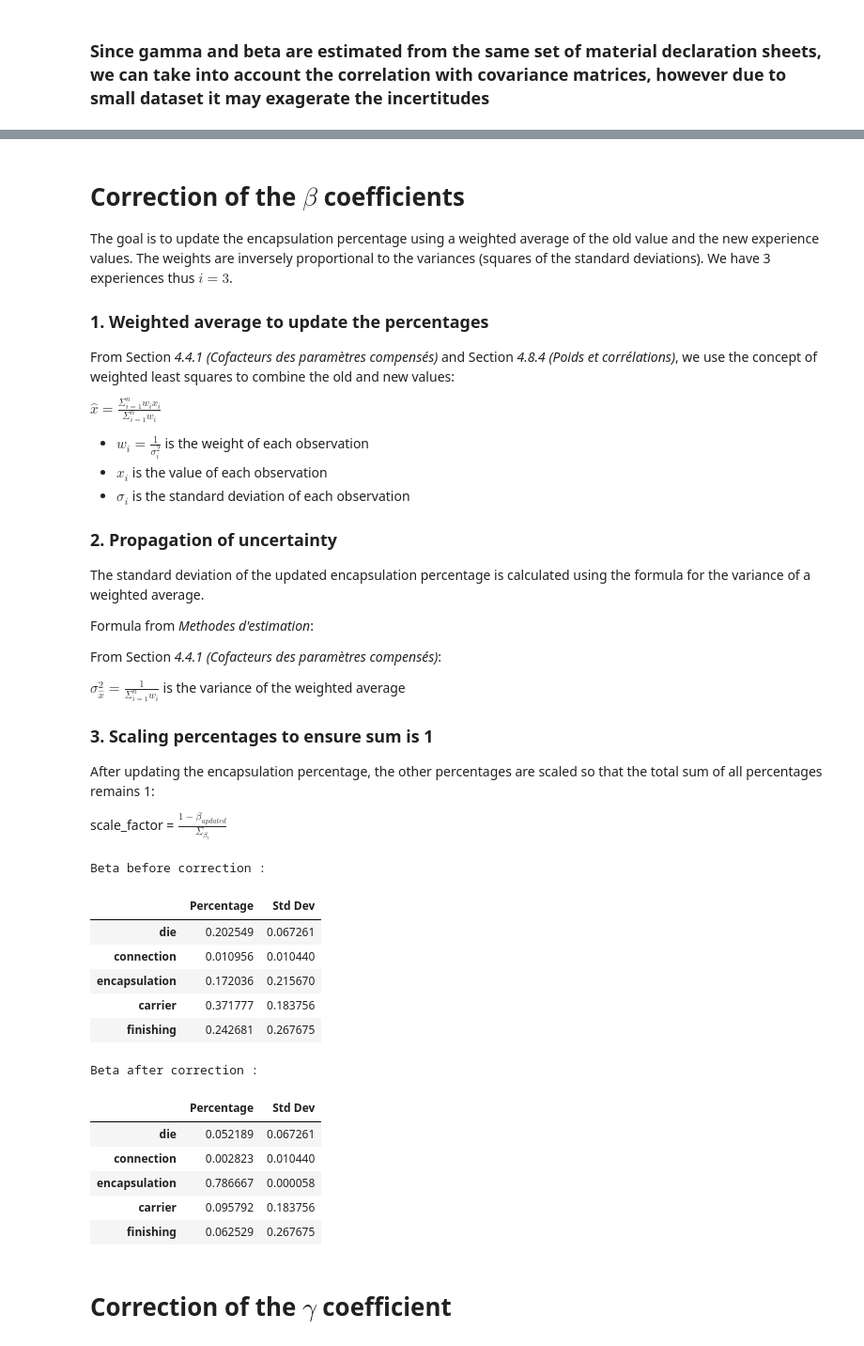
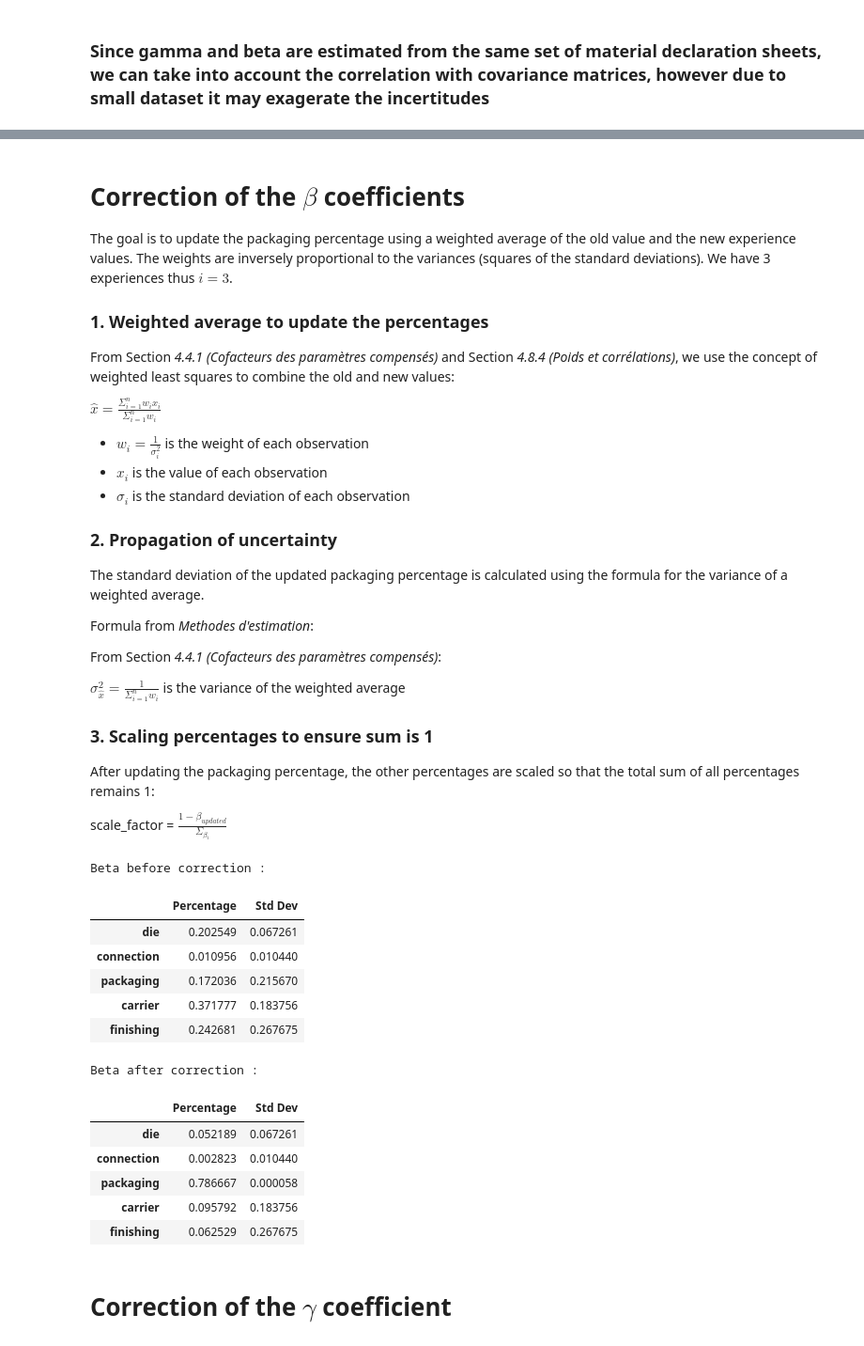
Before and after one commit to arthur0000-1/LCA_CPU_encapsulation, a Jupyter notebook: model.ipynb, the cells around one changed output, grey strips where cells are left out. Shown at 94% size. Cells and saved outputs as stored; diff of their text form; code cells hidden in the pictures.

Commit message:
rename encapsulation into packaging to avoid error

```diff
--- a/model.ipynb
+++ b/model.ipynb
@@ -91,7 +91,7 @@ DIRECT_MAPPING = {
         "talc4)": "MagnesiumOxide()",
         "thermosetting resin": "EpoxyResin()",
         "titandioxide": "TitaniumDioxide()",
-        "titanium": "TitaniumDioxide()",
+        "titanium": "Titanium()",
         "titanium oxide": "TitaniumDioxide()",
         "triazine": "Triazine()",
         "tungsten": "Tungsten()",
@@ -141,7 +141,7 @@ DIRECT_MAPPING = {
 HM_MAPPING = {
         'die': ['chip_1', 'chip_2', 'die', 'die attach'],
         'carrier': ['cavity', 'leadfinish', 'leadframe', 'leadframe coating', 'substrate', 'substrate metal', 'substrate plastic',],
-        'encapsulation': ['encapsulation', 'lid', 'lid platings', 'metal lid', 'plating'],
+        'packaging': ['encapsulation', 'lid', 'lid platings', 'metal lid', 'plating'],
         'connection': ['bump', 'wire', 'underfill', 'solder paste', 'solder resists', 'solderball','underfill'],
         'finishing': ['finishing', 'glue', 'coating', '', 'mold compound']
     }
@@ -1106,7 +1105,7 @@ display(result_with_uncertainty.head(10))
 # %% [markdown]
 # **Correction of the $\beta$ coefficients**
 
-The goal is to update the encapsulation percentage using a weighted average of the old value and the new experience values. The weights are inversely proportional to the variances (squares of the standard deviations). We have 3 experiences thus $i=3$.
+The goal is to update the packaging percentage using a weighted average of the old value and the new experience values. The weights are inversely proportional to the variances (squares of the standard deviations). We have 3 experiences thus $i=3$.
 
 ### **1. Weighted average to update the percentages**
 
@@ -1121,7 +1120,7 @@ $\hat x = \frac{\Sigma^n_{i=1}w_i x_i}{\Sigma^n_{i=1}w_i}$
 
 ### **2. Propagation of uncertainty**
 
-The standard deviation of the updated encapsulation percentage is calculated using the formula for the variance of a weighted average.
+The standard deviation of the updated packaging percentage is calculated using the formula for the variance of a weighted average.
 
 Formula from *Methodes d'estimation*:
 
@@ -1131,13 +1130,13 @@ $\sigma^2_{\hat x} = \frac{1}{\Sigma^n_{i=1}w_i}$ is the variance of the weighte
 
 ### **3. Scaling percentages to ensure sum is 1**
 
-After updating the encapsulation percentage, the other percentages are scaled so that the total sum of all percentages remains 1:
+After updating the packaging percentage, the other percentages are scaled so that the total sum of all percentages remains 1:
 
 scale_factor = $\frac{1-\beta_{updated}}{\Sigma_{\beta_i}}$
 # %%
 experiences = pd.DataFrame({
     'CPU mass (g)': [107.50, 105.90, 109.90],
-    'Encapsulation mass (g)': [83.10, 83.00, 89.20],
+    'Packaging mass (g)': [83.10, 83.00, 89.20],
     '%': [0.77, 0.78, 0.81]
 })
 # %%
@@ -1195,26 +1194,26 @@ def update_encapsulation_beta(old_beta_df, experiences_df, precision_mg=0.1):
 
     return updated_beta_df
 # %%
-# Update the 'encapsulation' beta value using the new experiences
-new_beta = update_encapsulation_beta(beta, experiences)
+# Update the 'packaging' beta value using the new experiences
+new_beta = update_packaging_beta(beta, experiences)
 
 print("Beta before correction :")
 display(beta)
 print("Beta after correction :")
 display(new_beta)
 # %% [output]
 Beta before correction :
 |  | Percentage | Std Dev |
 | die | 0.202549 | 0.067261 |
 | connection | 0.010956 | 0.010440 |
-| encapsulation | 0.172036 | 0.215670 |
+| packaging | 0.172036 | 0.215670 |
 | carrier | 0.371777 | 0.183756 |
 | finishing | 0.242681 | 0.267675 |
 Beta after correction :
 |  | Percentage | Std Dev |
 | die | 0.052189 | 0.067261 |
 | connection | 0.002823 | 0.010440 |
-| encapsulation | 0.786667 | 0.000058 |
+| packaging | 0.786667 | 0.000058 |
 | carrier | 0.095792 | 0.183756 |
 | finishing | 0.062529 | 0.267675 |
 # %% [markdown]
```
Also changed, not shown: parts of 23 cells of this notebook.
